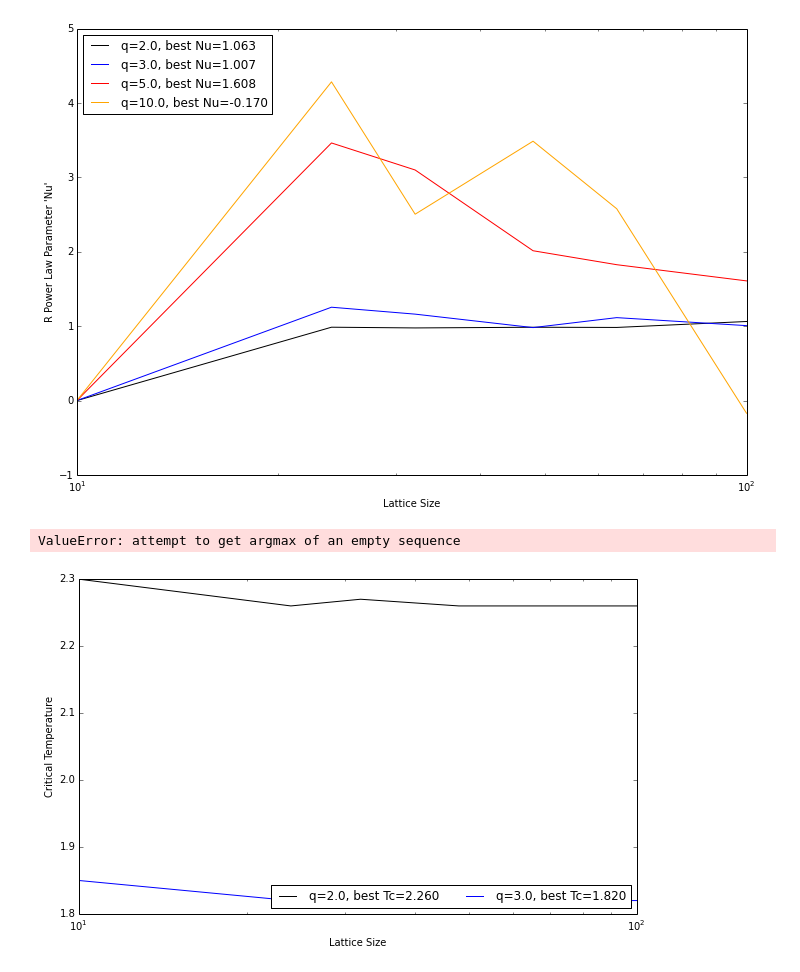
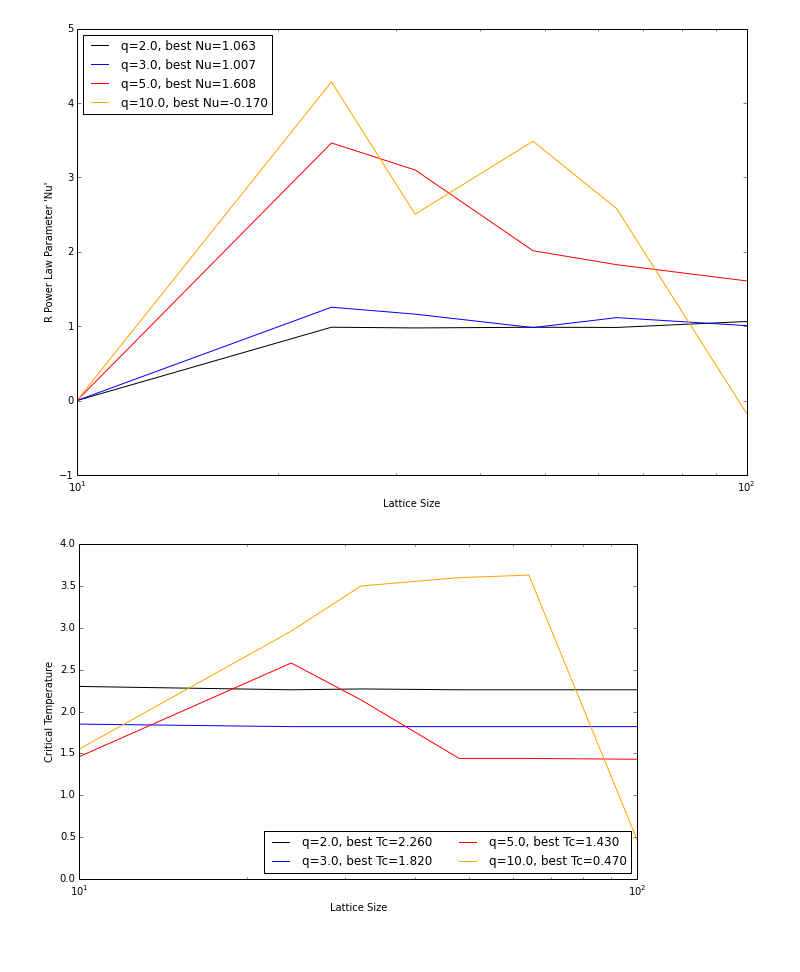
Before and after one commit to nkurinsky/IsingModelSimulation, a Jupyter notebook: results/3D Plots.ipynb, the cells around one changed output. Saved outputs shown, nothing was run; the diff lists cells and outputs as text; code cells hidden in the pictures.

```diff
--- a/results/3D Plots.ipynb
+++ b/results/3D Plots.ipynb
@@ -62,7 +62,7 @@ l_mag=mag[pts]
 l_corr=corr[pts]
 l_ecorr=ecorr[pts]
 l_q=q[pts]
-for i in range(0,len(qs)-1):
+for i in range(0,len(qs)):
     inds=where(l_q==qs[i])
     if(i == 0):
         color="black"
@@ -84,7 +84,7 @@ figure(figsize=(12,6))
 lcorr1=l_corr[:,0]
 lcorr2=l_corr[:,2]
 lcorr3=l_corr[:,4]
-for i in range(0,len(qs)-1):
+for i in range(0,len(qs)):
     if(i == 0):
         color="black"
     if(i == 1):
@@ -355,7 +355,9 @@ legend(loc="upper left")
 [figure]
 # %%
 figure(figsize=(10,6))
-for qi in range(0,len(qs)-1):
+for qi in range(0,len(qs)):
+    if(qs[qi] == 4):
+        continue
     pts=numpy.where(q == qs[qi])
     l_temp=temp[pts]
     l_mag=mag[pts]
@@ -372,32 +374,31 @@ for qi in range(0,len(qs)-1):
         xcorr=l_corr[inds]
         xmag=l_mag[inds]
 
         xi=xtemp*0.0
         for j in range(0,len(xcorr)):
             icorr=xcorr[j][1:len(xcorr[j])]
             pts=numpy.where(icorr < fakezero)
             icorr[pts]=fakezero
             popt,pcov=curve_fit(func,x,log(icorr),p0=(1e-5))
             xi[j]=1/popt[0]
         Tcr[i]=xtemp[numpy.argmax(xi)]
 
     if(qi == 0):
         color="black"
     if(qi == 1):
         color="blue"
     if(qi == 2):
         color="green"
     if(qi == 3):
         color="red"
     if(qi == 4):
         color="orange"
     if(qi == 5):
         color="black"
     plot(sizes,Tcr,label="q="+str(qs[qi])+", best Tc="+"{0:5.3f}".format(Tcr[-1]),color=color)
     xlabel("Lattice Size")
     ylabel("Critical Temperature")
     xscale('log')
     legend(loc="lower right",ncol=2)
 # %% [output]
-ValueError: attempt to get argmax of an empty sequence
-[figure, old version]
+[figure, new version]
```
Also changed, not shown: parts of 2 cells of this notebook, 15 other files.
